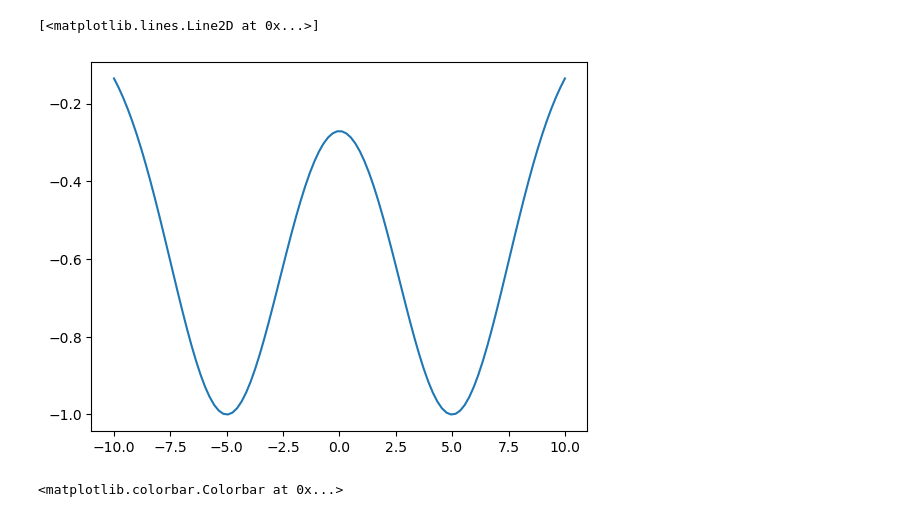
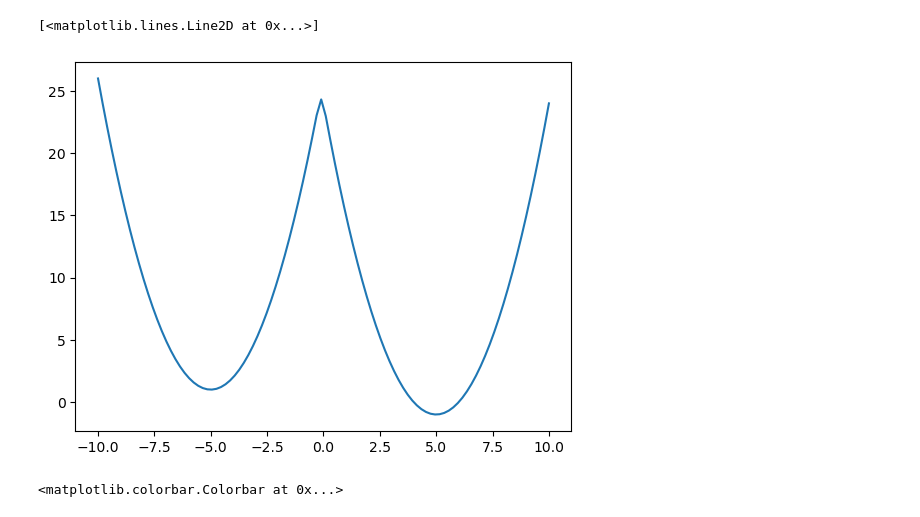
Before and after one commit to mercadde/openmm-napshift, a Jupyter notebook: tutorials/TEST_MULTI_CS.ipynb, the cells around one changed output. Saved outputs shown, nothing was run; the diff lists cells and outputs as text; code cells hidden in the pictures.

Commit message:
widen sigma

```diff
--- a/tutorials/TEST_MULTI_CS.ipynb
+++ b/tutorials/TEST_MULTI_CS.ipynb
@@ -1,19 +1,23 @@
 # %%
 import numpy as np
 import matplotlib.pyplot as plt
 
 mu1    = -5
-sigma1 = 2.5
+sigma1 = 1
 mu2    = 5
-sigma2 = 2.5
+sigma2 = 1
 
 x = np.linspace(-10,10,100)
-y = -(np.exp(-np.square(x-mu1)/(2*sigma1**2)) + np.exp(-np.square(x-mu2)/(2*sigma2**2)))
+
+A = np.exp(-np.square(x-mu1))
+B = np.exp(-np.square(x-mu2))
+
+y = -np.log(A + B)
 
 plt.plot(x,y)
 # %% [output]
 [<matplotlib.lines.Line2D at 0x...>]
-[figure, old version]
+[figure, new version]
 # %%
 
 x = np.linspace(-10,10,100)
```
Also changed, not shown: parts of 6 cells of this notebook, 6 other files.
